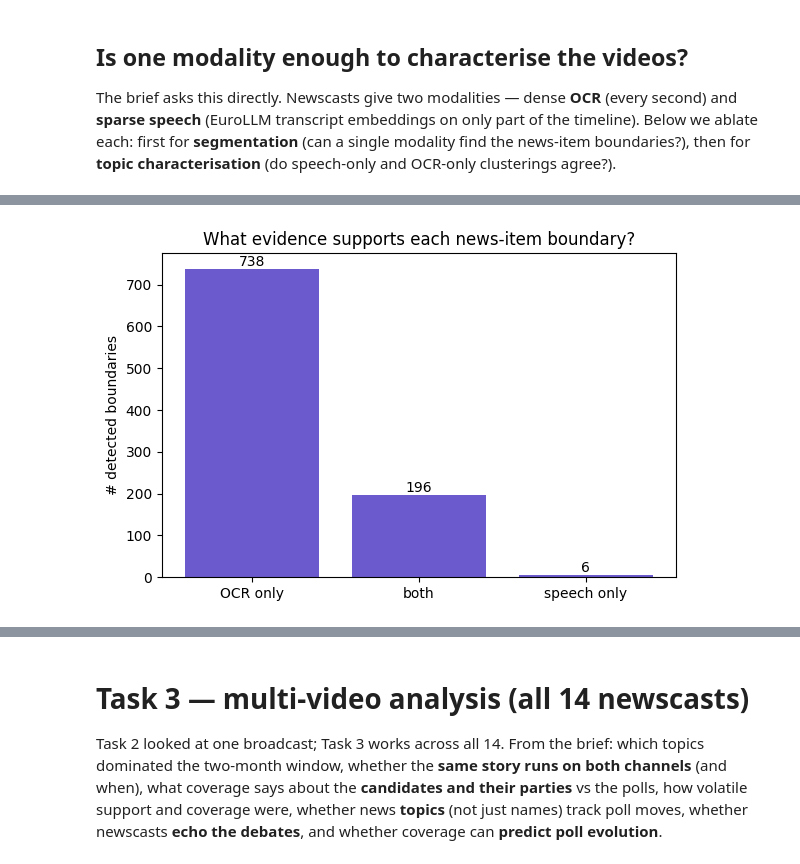
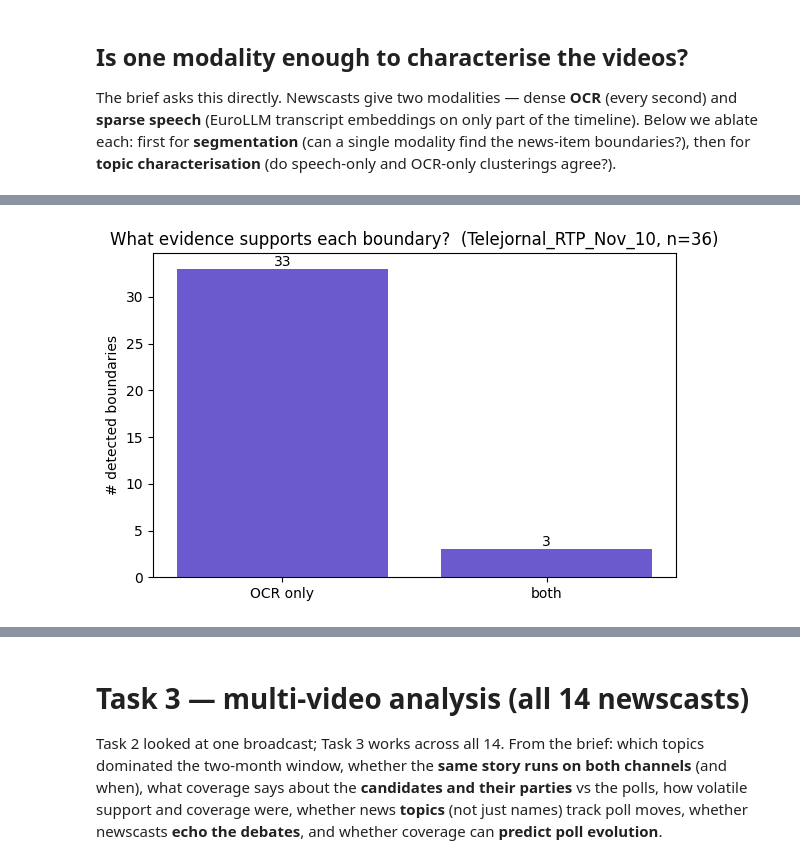
Before and after one commit to Dinisas/Big-Data, a Jupyter notebook: newscast.ipynb, the cells around one changed output, grey strips where cells are left out. Saved outputs shown, nothing was run; the diff lists cells and outputs as text; code cells hidden in the pictures.

```diff
--- a/newscast.ipynb
+++ b/newscast.ipynb
@@ -39,7 +39,9 @@ def day_to_date(s):
 CANDIDATE_ALIASES = {
     'Gouveia_Melo': ['gouveia e melo', 'gouveia melo', 'henrique gouveia', 'almirante gouveia'],
     'Marques_Mendes': ['marques mendes', 'luís marques mendes', 'luis marques mendes', 'marques-mendes'],
-    'Seguro': ['antónio josé seguro', 'antonio jose seguro', 'josé seguro', 'jose seguro', 'seguro'],
+    # NOTE: bare 'seguro' dropped on purpose — it is also the everyday PT word for "safe/insurance"
+    # ("futuro mais seguro", "seguro de saúde") and was hugely over-counting. Keep the qualified name forms.
+    'Seguro': ['antónio josé seguro', 'antonio jose seguro', 'josé seguro', 'jose seguro'],
     'Ventura': ['andré ventura', 'andre ventura', 'ventura'],
     'Cotrim_Figueiredo': ['cotrim figueiredo', 'joão cotrim', 'joao cotrim', 'cotrim'],
     'Filipe': ['antónio filipe', 'antonio filipe'],
@@ -47,6 +49,9 @@ CANDIDATE_ALIASES = {
     'Pinto': ['jorge pinto', 'pinto'],
 }
 CANDS = list(CANDIDATE_ALIASES)
+# Match whole words/phrases only (\b…\b) so an alias can't fire as a substring inside a longer word.
+_CAND_PATTERNS = {c: re.compile(r'\b(?:' + '|'.join(re.escape(a) for a in al) + r')\b')
+                  for c, al in CANDIDATE_ALIASES.items()}
 def scan_candidates(text):
     low = str(text).lower()
-    return {c for c, al in CANDIDATE_ALIASES.items() if any(a in low for a in al)}
+    return {c for c, pat in _CAND_PATTERNS.items() if pat.search(low)}
@@ -290,20 +265,5 @@ item count per news type; the count of **distinct on-screen stories** is the goa
 # %%
 # Goal (b): minutes of airtime per news type in the chosen broadcast.
 src_df = items[items.video == 'Telejornal_RTP_Nov_10']
-TITLE = f'Telejornal_RTP_Nov_10 — minutes per news type across {len(src_df)} items'
-nt = src_df.copy()
-nt['news_type'] = nt['item_text'].map(classify_news_type)
-summ = (nt.groupby('news_type')
-        .agg(items=('item_id', 'count'), total_minutes=('duration_s', lambda s: s.sum() / 60.0))
-        .sort_values('total_minutes', ascending=False).reset_index())
-fig, ax = plt.subplots(figsize=(12, 5))
-ax.bar(summ['news_type'], summ['total_minutes'],
-       color=[NEWS_TYPE_COLORS.get(t, 'gray') for t in summ['news_type']])
-for i, r in summ.iterrows():
-    ax.text(i, r['total_minutes'] + 0.2, f"{int(r['items'])} items\n{r['total_minutes']:.1f} min",
-            ha='center', va='bottom', fontsize=8, weight='bold')
-ax.set_ylabel('total minutes')
-ax.set_xlabel('news type (keyword-rule classification on headline + transcript)')
-ax.set_title(TITLE); ax.set_ylim(0, summ['total_minutes'].max() * 1.25)
-plt.tight_layout(); plt.show()
+plot_news_type_minutes(src_df, f'Telejornal_RTP_Nov_10 — minutes per news type across {len(src_df)} items')
 # %% [output]
@@ -365,14 +310,17 @@ On average OCR alone recovers 80% of the combined boundaries; speech alone 26%
 # %%
+# Evidence behind each detected boundary — for the single newscast in focus (Telejornal_RTP_Nov_10).
 def _ev(f):
     s = {x for x in str(f).split(',') if x}; o = bool(s & {'ocr_headline', 'ocr_layout'}); m = 'semantic' in s
     return 'both' if o and m else 'OCR only' if o else 'speech only' if m else 'other'
-cats = seg['newscast_boundaries']['evidence_flags'].map(_ev).value_counts()
+bnd_focus = seg['newscast_boundaries'][seg['newscast_boundaries'].video == FOCUS]
+cats = bnd_focus['evidence_flags'].map(_ev).value_counts()
 fig, ax = plt.subplots(figsize=(6, 4)); ax.bar(cats.index, cats.values, color='slateblue')
 for i, val in enumerate(cats.values): ax.text(i, val, str(val), ha='center', va='bottom')
-ax.set_ylabel('# detected boundaries'); ax.set_title('What evidence supports each news-item boundary?')
+ax.set_ylabel('# detected boundaries')
+ax.set_title(f'What evidence supports each boundary?  ({FOCUS}, n={len(bnd_focus)})')
 plt.tight_layout(); plt.show()
 # %% [output]
-[figure, old version]
+[figure, new version]
 # %%
 # Topic characterisation with ONE modality: speech embeddings vs OCR-headline text
 emb_mask = items['emb'].apply(lambda x: isinstance(x, np.ndarray)).values
```
Also changed, not shown: parts of 23 cells of this notebook, 1 other file.
